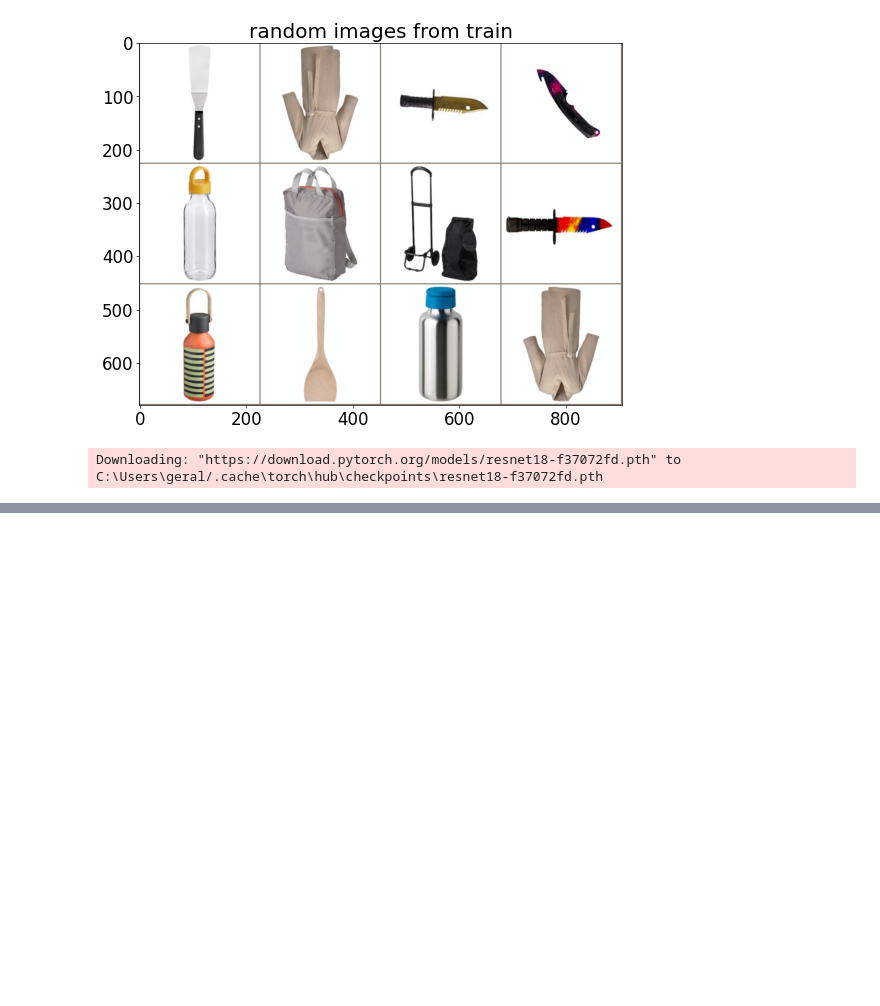
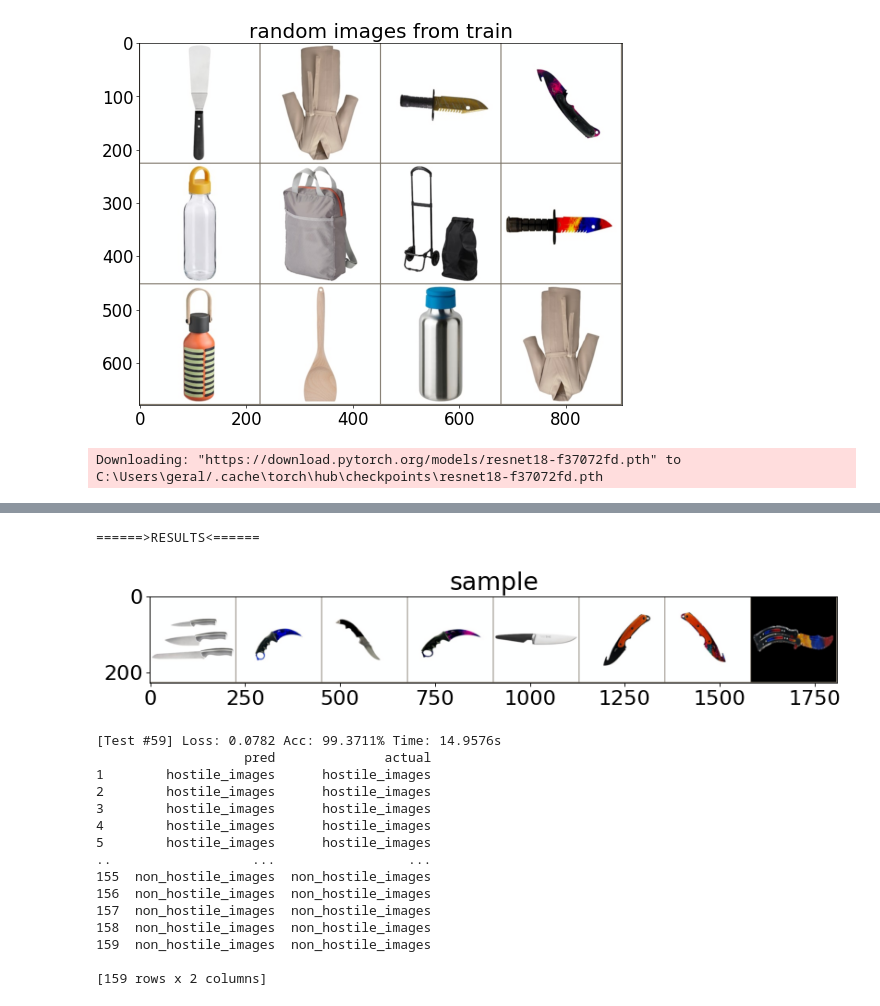
Before and after one commit to TarciusW/bt4222_project, a Jupyter notebook: CNN.ipynb, the cells around one changed output, grey strips where cells are left out. Drawn from its saved outputs; the diff is of its cells as text; code cells hidden in the pictures; blank space fills up the shorter version.

Commit message:
feat: tested model

```diff
--- a/CNN.ipynb
+++ b/CNN.ipynb
@@ -33,7 +34,7 @@ valid_dataset = datasets.ImageFolder(valid_dir, transform)
 test_dataset = datasets.ImageFolder(test_dir, transform)
 train_dataloader = torch.utils.data.DataLoader(train_dataset, batch_size=12, shuffle=True, num_workers=8)
 valid_dataloader = torch.utils.data.DataLoader(valid_dataset, batch_size=12, shuffle=True, num_workers=8)
-test_dataloader = torch.utils.data.DataLoader(test_dataset, batch_size=12, shuffle=False, num_workers=8)
+test_dataloader = torch.utils.data.DataLoader(test_dataset, batch_size=len(test_dataset), shuffle=False, num_workers=8)
 # %%
 print('Train dataset size:', len(train_dataset))
 print('Validation dataset size:', len(valid_dataset))
@@ -110,7 +111,7 @@ for epoch in range(num_epochs): #(loop for every epoch)
     with torch.no_grad():
         running_loss = 0.
         running_corrects = 0
-        for inputs, labels in test_dataloader:
+        for inputs, labels in valid_dataloader:
             inputs = inputs.to(device)
             labels = labels.to(device)
             outputs = model(inputs)
@@ -123,0 +146,6 @@ for epoch in range(num_epochs): #(loop for every epoch)
+# %%
+model = models.resnet18(pretrained=True)   #load resnet18 model
+num_features = model.fc.in_features #extract fc layers features
+model.fc = nn.Linear(num_features, 2)#(num_of_class == 2)
+model.load_state_dict(torch.load("custom-classifier_resnet_18_final_60_last_tr_epochs.pth"))
+model.to(device)
@@ -123,0 +170,60 @@ for epoch in range(num_epochs): #(loop for every epoch)
+# %%
+plt.rcParams['figure.figsize'] = [12, 8]
+plt.rcParams['figure.dpi'] = 80
+plt.rcParams.update({'font.size': 20})
+def imshow(input, title):
+    # torch.Tensor => numpy
+    input = input.numpy().transpose((1, 2, 0))
+    # undo image normalization
+    mean = np.array([0.485, 0.456, 0.406])
+    std = np.array([0.229, 0.224, 0.225])
+    input = std * input + mean
+    input = np.clip(input, 0, 1)
+    # display images
+    plt.imshow(input)
+    plt.title(title)
+    plt.show()
+##Testing
+model.eval()
+start_time = time.time()
+criterion = nn.CrossEntropyLoss()
+optimizer = optim.SGD(model.parameters(), lr=0.001, momentum=0.9)
+with torch.no_grad():
+    running_loss = 0.
+    running_corrects = 0
+    for i, (inputs, labels) in enumerate(test_dataloader):
+        inputs = inputs.to(device)
+        labels = labels.to(device)
+        outputs = model(inputs)
+        _, preds = torch.max(outputs, 1)
+        loss = criterion(outputs, labels)
+        running_loss += loss.item() * inputs.size(0)
+        running_corrects += torch.sum(preds == labels.data)
+        if i == 0:
+            print('======>RESULTS<======')
+            images = torchvision.utils.make_grid(inputs[:8])
+            imshow(images.cpu(),title="sample")
+            results = pd.DataFrame(index=range(1,len(test_dataset)+1), data={"pred": [class_names[x] for x in preds[:]], "actual": [class_names[x] for x in labels[:]]})
+    epoch_loss = running_loss / len(test_dataset)
+    epoch_acc = running_corrects / len(test_dataset) * 100.
+    print('[Test #{}] Loss: {:.4f} Acc: {:.4f}% Time: {:.4f}s'.
+          format(epoch, epoch_loss, epoch_acc, time.time() - start_time))
+    print(results)
+# %% [output]
+======>RESULTS<======
+[figure, added]
+[Test #59] Loss: 0.0782 Acc: 99.3711% Time: 14.9576s
+                   pred              actual
+1        hostile_images      hostile_images
+2        hostile_images      hostile_images
+3        hostile_images      hostile_images
+4        hostile_images      hostile_images
+5        hostile_images      hostile_images
+..                  ...                 ...
+155  non_hostile_images  non_hostile_images
+156  non_hostile_images  non_hostile_images
+157  non_hostile_images  non_hostile_images
+158  non_hostile_images  non_hostile_images
+159  non_hostile_images  non_hostile_images
+
+[159 rows x 2 columns]
```
Also changed, not shown: parts of 5 cells of this notebook.
